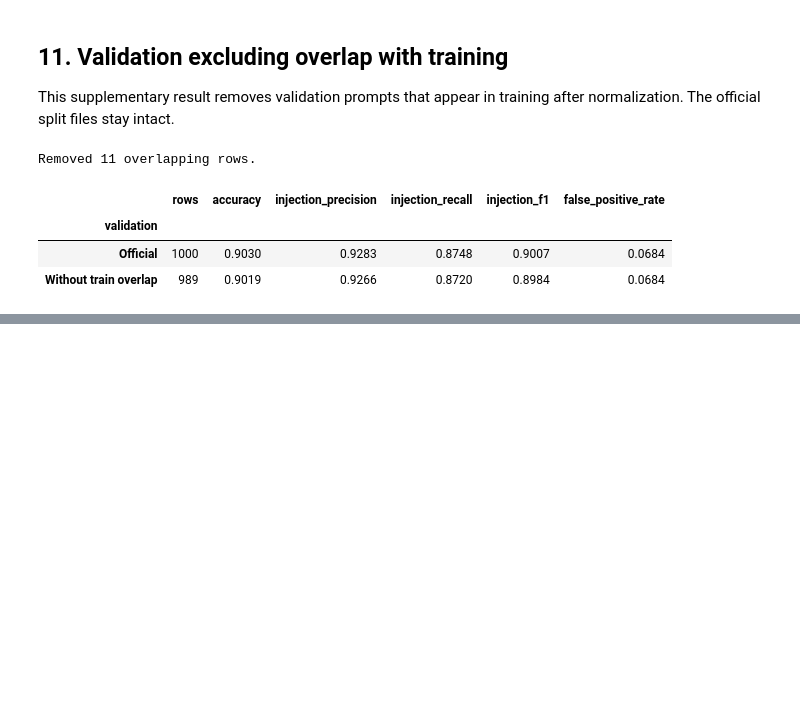
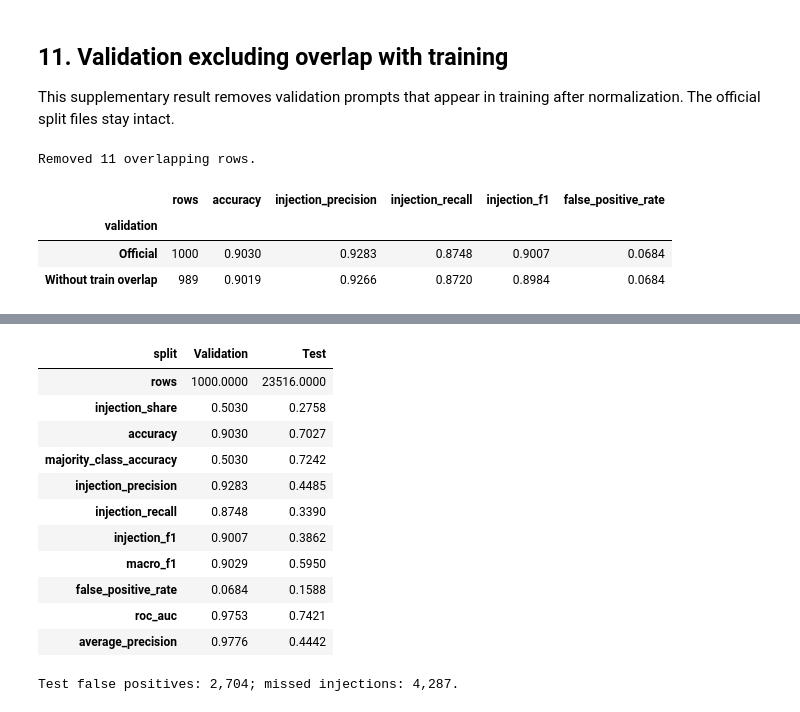
Before and after one commit to theodoraiakovaki/prompt_injection, a Jupyter notebook: promptshield_analysis.ipynb, the cells around one changed output, grey strips where cells are left out. Cells and saved outputs as stored; diff of their text form; code cells hidden in the pictures; blank space fills up the shorter version.

```diff
--- a/promptshield_analysis.ipynb
+++ b/promptshield_analysis.ipynb
@@ -312 +405,43 @@ Removed 11 overlapping rows.
+# %%
+def summarize_evaluation(name, labels, predictions, scores):
+    report = classification_report(
+        labels, predictions, labels=[0, 1], target_names=list(LABELS.values()),
+        output_dict=True, zero_division=0,
+    )
+    tn, fp, fn, tp = confusion_matrix(labels, predictions, labels=[0, 1]).ravel()
+    return {
+        "split": name,
+        "rows": len(labels),
+        "injection_share": float((labels == 1).mean()),
+        "accuracy": float((predictions == labels.to_numpy()).mean()),
+        "majority_class_accuracy": float(labels.value_counts(normalize=True).max()),
+        "injection_precision": report["injection"]["precision"],
+        "injection_recall": report["injection"]["recall"],
+        "injection_f1": report["injection"]["f1-score"],
+        "macro_f1": report["macro avg"]["f1-score"],
+        "false_positive_rate": float(fp / (fp + tn)),
+        "roc_auc": float(roc_auc_score(labels, scores)),
+        "average_precision": float(average_precision_score(labels, scores)),
+    }
+
+validation_test_results = pd.DataFrame([
+    summarize_evaluation("Validation", y_true, y_pred, y_score),
+    summarize_evaluation("Test", y_test, test_predictions, test_scores),
+]).set_index("split")
+display(validation_test_results.T.round(4))
+print(f"Test false positives: {test_fp:,}; missed injections: {test_fn:,}.")
+# %% [output]
+| split | Validation | Test |
+| rows | 1000.0000 | 23516.0000 |
+| injection_share | 0.5030 | 0.2758 |
+| accuracy | 0.9030 | 0.7027 |
+| majority_class_accuracy | 0.5030 | 0.7242 |
+| injection_precision | 0.9283 | 0.4485 |
+| injection_recall | 0.8748 | 0.3390 |
+| injection_f1 | 0.9007 | 0.3862 |
+| macro_f1 | 0.9029 | 0.5950 |
+| false_positive_rate | 0.0684 | 0.1588 |
+| roc_auc | 0.9753 | 0.7421 |
+| average_precision | 0.9776 | 0.4442 |
+Test false positives: 2,704; missed injections: 4,287.
 # %% [markdown]
```
Also changed, not shown: parts of 8 cells of this notebook.
